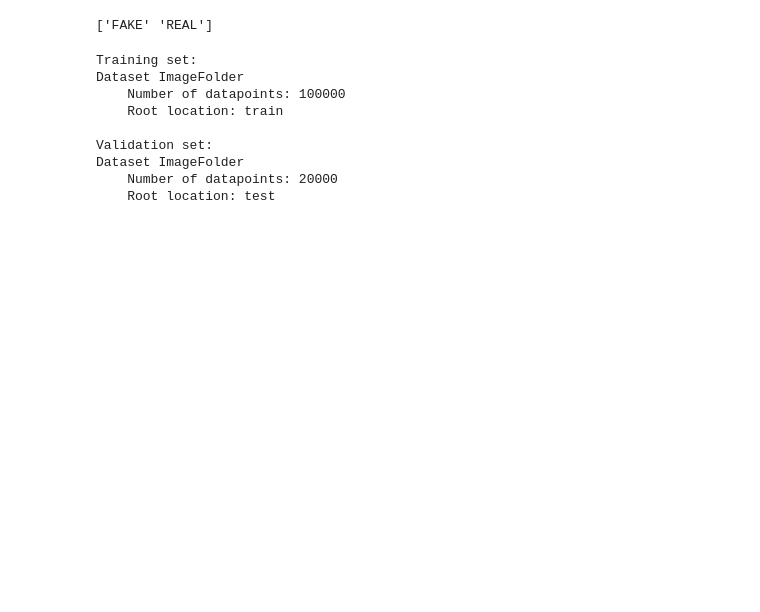
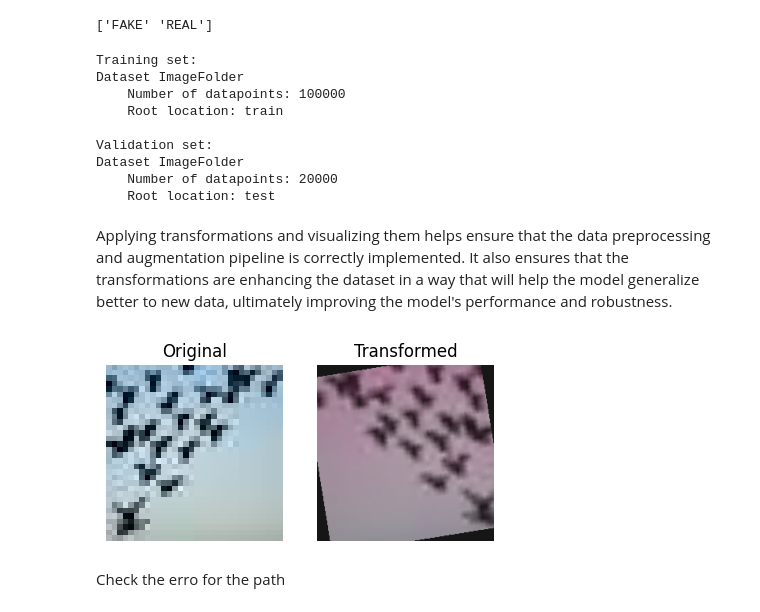
Before and after one commit to stefsyrsiri/synthetic-image-detection, a Jupyter notebook: Deep_Learning_Project.ipynb, the cells around one changed output. Cells and saved outputs as stored; diff of their text form; code cells hidden in the pictures; blank space fills up the shorter version.

```diff
--- a/Deep_Learning_Project.ipynb
+++ b/Deep_Learning_Project.ipynb
@@ -122,3 +130,53 @@ Validation set:
 Dataset ImageFolder
     Number of datapoints: 20000
     Root location: test
+# %% [markdown]
+Applying transformations and visualizing them helps ensure that the data preprocessing
+and augmentation pipeline is correctly implemented.
+It also ensures that the transformations are enhancing the dataset in a way that will help the model generalize better to new data,
+ultimately improving the model's performance and robustness.
+# %%
+
+transform = v2.Compose([
+    # resize image to 232 x 232
+    ## all images have a uniform size, which is required for batch processing in neural networks
+    v2.Resize(size=(232, 232), interpolation=InterpolationMode.BILINEAR, antialias=True),
+    ##ensuring that the center of the image is retained. This is a common practice to standardize input sizes for models like those in the ResNet family.
+    v2.CenterCrop(224),
+
+    # data augmentation
+
+    ##Flips the image horizontally with a probability of 0.5. This helps the model become invariant to the horizontal orientation of objects, increasing its robustness.
+    v2.RandomHorizontalFlip(p=0.5),
+
+    ##Rotates the image by up to 30 degrees randomly. This adds variation to the dataset, helping the model learn to recognize objects from different angles.
+    v2.RandomRotation(degrees=30),
+
+    ##Randomly changes the brightness and contrast of the image, simulating different lighting conditions. This makes the model more robust to changes in lighting in real-world scenarios.
+    v2.ColorJitter(brightness=.3, contrast = 0.3),
+
+    ## Randomly permutes the RGB channels, which can help the model become invariant to color variations. This is especially useful if color is not a crucial feature for classification.
+    v2.RandomChannelPermutation(),
+
+    # convert PIL image to tensor with image values in [0, 1]
+    #transforms.ToTensor(),
+    #transforms.Normalize(mean=[0.485, 0.456, 0.406], std=[0.229, 0.224, 0.225])
+])
+
+img, label = train_dataset[2]
+
+transformed_img = transform(img)
+
+fig = plt.figure(figsize=(5, 3))
+fig.add_subplot(1, 2, 1)
+plt.imshow(img)
+plt.axis('off')
+plt.title("Original")
+
+fig.add_subplot(1, 2, 2)
+plt.imshow(transformed_img)
+plt.axis('off')
+plt.title("Transformed")
+plt.show()
+# %% [output]
+[figure, added]
@@ -124,0 +191,2 @@ Dataset ImageFolder
+# %% [markdown]
+Check the erro for the path
```
Also changed, not shown: parts of 11 cells of this notebook.
